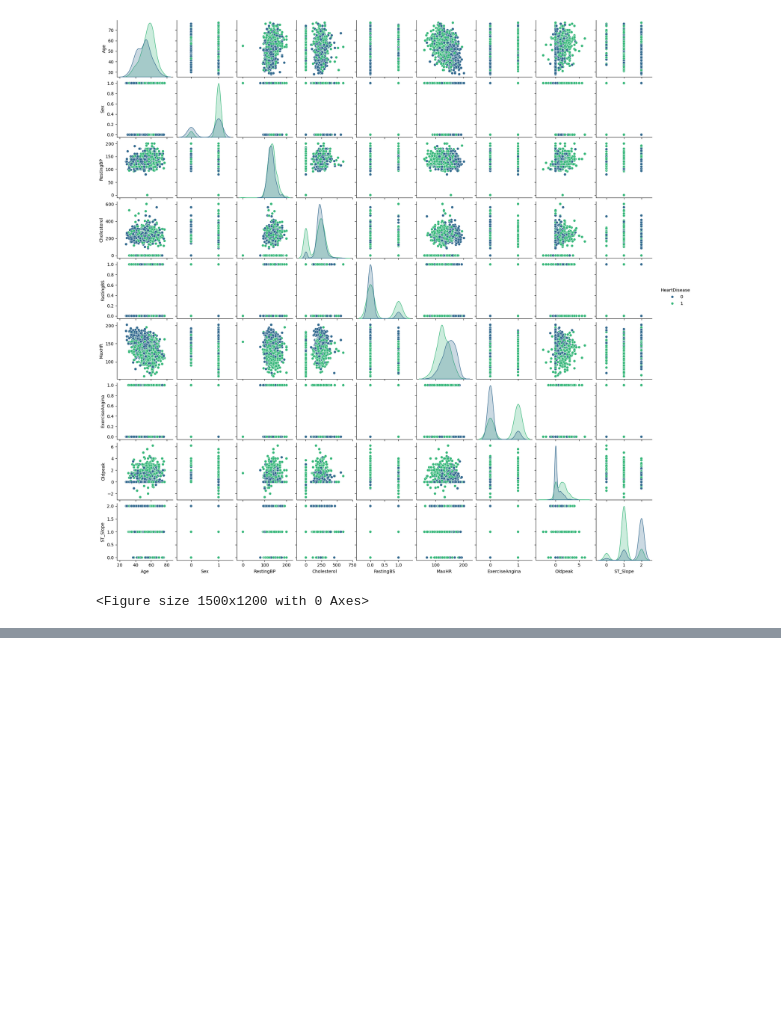
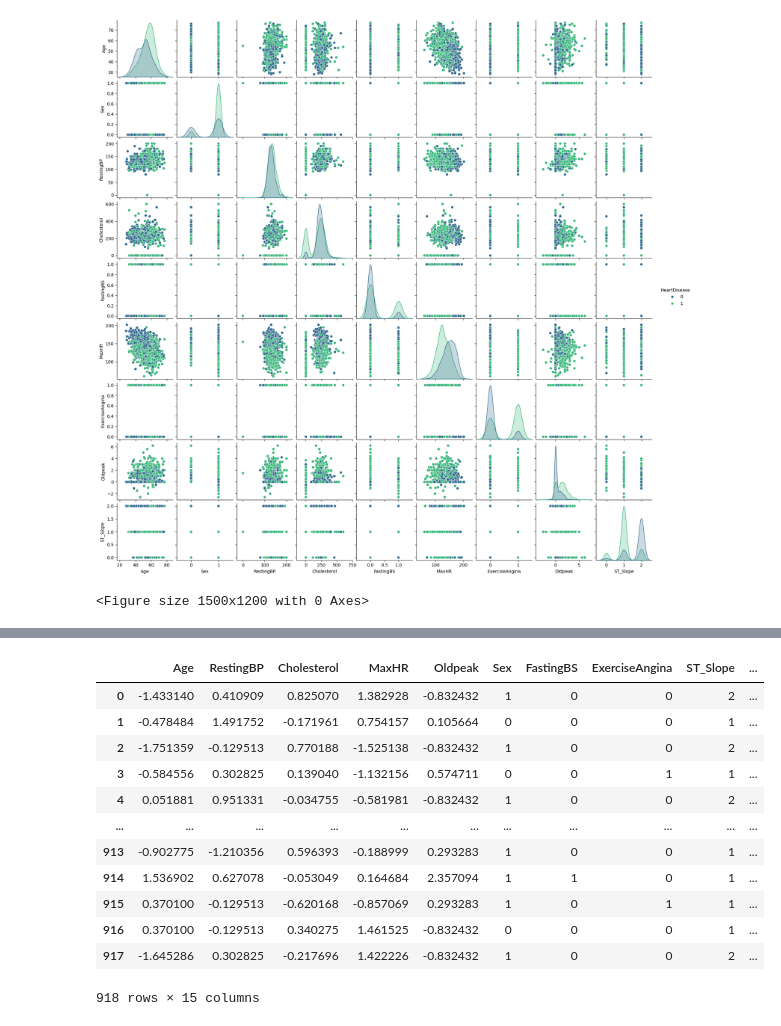
Before and after one commit to midorikawaguti/Heart_Failure_Prediction_Team_0, a Jupyter notebook: heart_failure_prediction-1.ipynb, the cells around one changed output, grey strips where cells are left out. Drawn from its saved outputs; the diff is of its cells as text; code cells hidden in the pictures; blank space fills up the shorter version.

Commit message:
Converted True/False variables to 1/0

```diff
--- a/heart_failure_prediction-1.ipynb
+++ b/heart_failure_prediction-1.ipynb
@@ -143,0 +151,16 @@ plt.show()
+# %%
+numerical_features = heart_df[['Age', 'RestingBP', 'Cholesterol', 'MaxHR', 'Oldpeak']]
+# %%
+from sklearn.preprocessing import StandardScaler
+
+# Initialize the StandardScaler
+scaler = StandardScaler()
+
+# Scale all the features in the dataset
+scaled_features = scaler.fit_transform(numerical_features)
+
+# Create a new DataFrame with scaled features
+scaled_heart_df = pd.DataFrame(scaled_features, columns=numerical_features.columns)
+
+# Display the first few rows of the scaled DataFrame
+print(scaled_heart_df.head())
@@ -143,0 +174,3 @@ plt.show()
+# %%
+categorical_features = heart_df.drop(columns=numerical_features)
+categorical_features.head()
@@ -143,0 +184,4 @@ plt.show()
+# %%
+# Concatenate scaled numeric features with categorical features
+scaled_heart_df = pd.concat([scaled_heart_df, categorical_features], axis=1)
+scaled_heart_df.head()
@@ -143,0 +213,17 @@ plt.show()
+# %%
+scaled_heart_df[["ChestPainType_ATA", "ChestPainType_NAP", "ChestPainType_TA", "RestingECG_Normal", "RestingECG_ST"]] = scaled_heart_df[["ChestPainType_ATA", "ChestPainType_NAP", "ChestPainType_TA", "RestingECG_Normal", "RestingECG_ST"]].astype(int)  # Convert True/False to 0/1
+scaled_heart_df
+# %% [output]
+|  | Age | RestingBP | Cholesterol | MaxHR | Oldpeak | Sex | FastingBS | ExerciseAngina | ST_Slope | ... |
+| 0 | -1.433140 | 0.410909 | 0.825070 | 1.382928 | -0.832432 | 1 | 0 | 0 | 2 | ... |
+| 1 | -0.478484 | 1.491752 | -0.171961 | 0.754157 | 0.105664 | 0 | 0 | 0 | 1 | ... |
+| 2 | -1.751359 | -0.129513 | 0.770188 | -1.525138 | -0.832432 | 1 | 0 | 0 | 2 | ... |
+| 3 | -0.584556 | 0.302825 | 0.139040 | -1.132156 | 0.574711 | 0 | 0 | 1 | 1 | ... |
+| 4 | 0.051881 | 0.951331 | -0.034755 | -0.581981 | -0.832432 | 1 | 0 | 0 | 2 | ... |
+| ... | ... | ... | ... | ... | ... | ... | ... | ... | ... | ... |
+| 913 | -0.902775 | -1.210356 | 0.596393 | -0.188999 | 0.293283 | 1 | 0 | 0 | 1 | ... |
+| 914 | 1.536902 | 0.627078 | -0.053049 | 0.164684 | 2.357094 | 1 | 1 | 0 | 1 | ... |
+| 915 | 0.370100 | -0.129513 | -0.620168 | -0.857069 | 0.293283 | 1 | 0 | 1 | 1 | ... |
+| 916 | 0.370100 | -0.129513 | 0.340275 | 1.461525 | -0.832432 | 0 | 0 | 0 | 1 | ... |
+| 917 | -1.645286 | 0.302825 | -0.217696 | 1.422226 | -0.832432 | 1 | 0 | 0 | 2 | ... |
+918 rows × 15 columns
```
Also changed, not shown: parts of 7 cells of this notebook.
